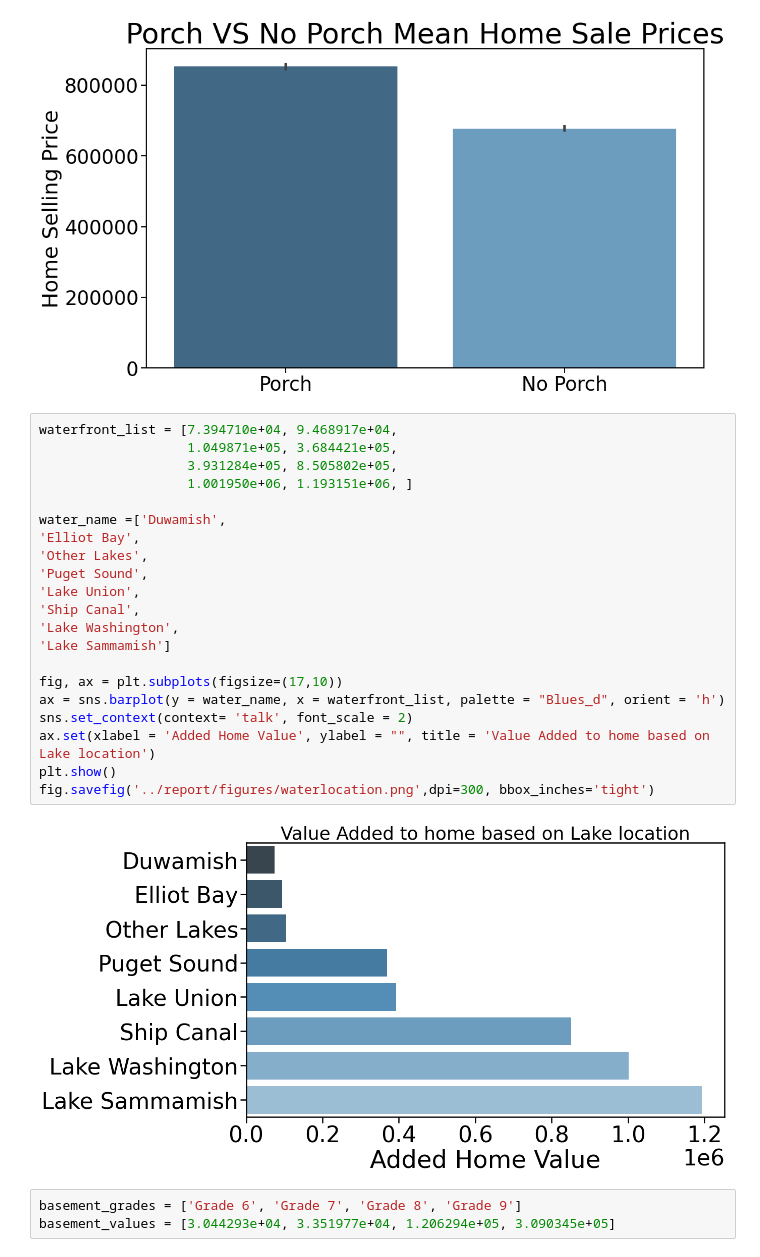
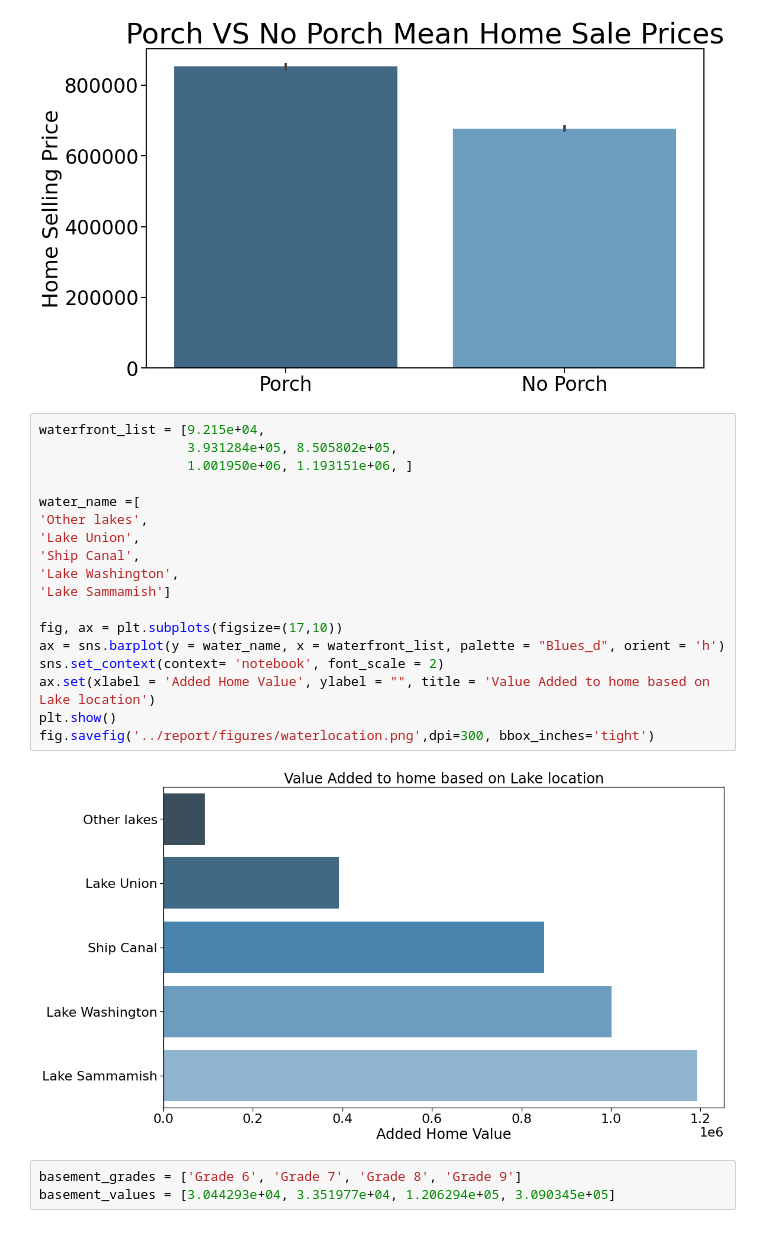
Before and after one commit to howen7/KingHousing, a Jupyter notebook: notebooks/exploratory/presentation_hunter.ipynb, the cells around one changed output. Saved outputs shown, nothing was run; the diff lists cells and outputs as text.

```diff
--- a/notebooks/exploratory/presentation_hunter.ipynb
+++ b/notebooks/exploratory/presentation_hunter.ipynb
@@ -21,28 +21,25 @@ fig.savefig('../report/figures/Porch.png',dpi=300, bbox_inches='tight')
 # %% [output]
 [figure]
 # %%
-waterfront_list = [7.394710e+04, 9.468917e+04,
-                   1.049871e+05, 3.684421e+05,
+waterfront_list = [9.215e+04,
                    3.931284e+05, 8.505802e+05,
                    1.001950e+06, 1.193151e+06, ]
 
-water_name =['Duwamish',
-'Elliot Bay',
-'Other Lakes',
-'Puget Sound',
+water_name =[
+'Other lakes',
 'Lake Union',
 'Ship Canal',
 'Lake Washington',
 'Lake Sammamish']
 
 fig, ax = plt.subplots(figsize=(17,10))
 ax = sns.barplot(y = water_name, x = waterfront_list, palette = "Blues_d", orient = 'h')
-sns.set_context(context= 'talk', font_scale = 2)
+sns.set_context(context= 'notebook', font_scale = 2)
 ax.set(xlabel = 'Added Home Value', ylabel = "", title = 'Value Added to home based on Lake location')
 plt.show()
 fig.savefig('../report/figures/waterlocation.png',dpi=300, bbox_inches='tight')
 # %% [output]
-[figure, old version]
+[figure, new version]
 # %%
 basement_grades = ['Grade 6', 'Grade 7', 'Grade 8', 'Grade 9']
 basement_values = [3.044293e+04, 3.351977e+04, 1.206294e+05, 3.090345e+05]
```
Also changed, not shown: 2 other files.
